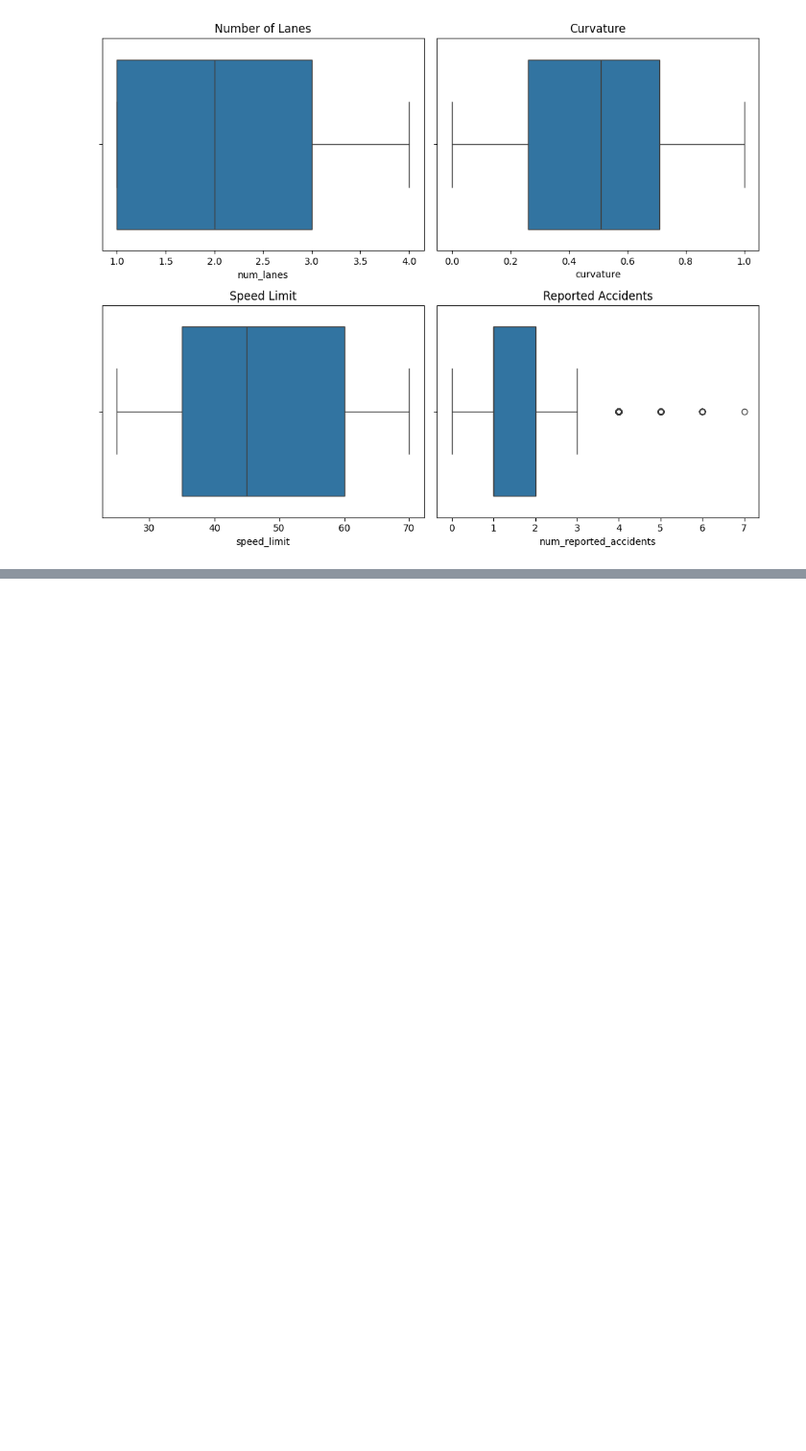
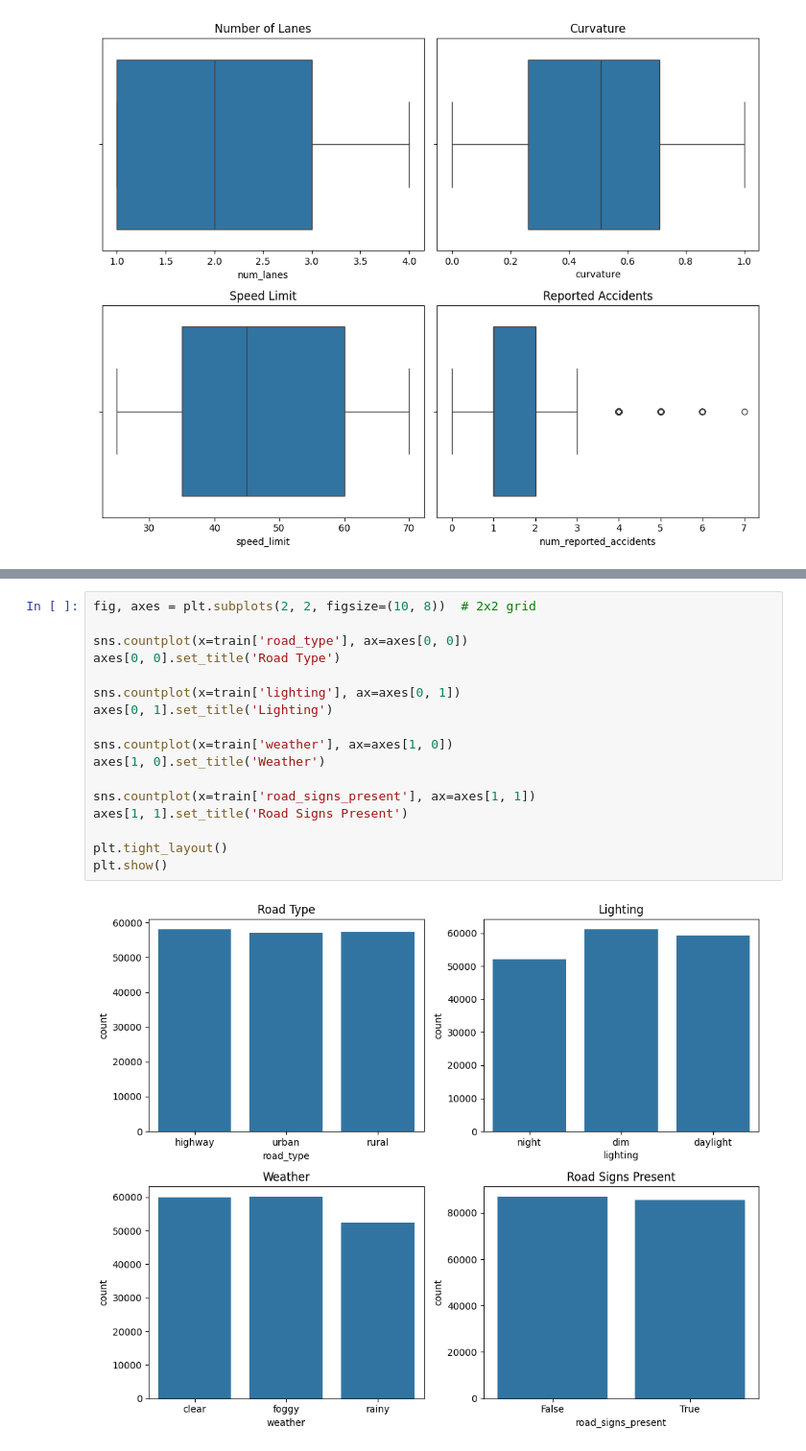
Before and after one commit to JoseAlfaro12/Kaggle_Playground_10_25, a Jupyter notebook: Code/EDA.ipynb, the cells around one changed output, grey strips where cells are left out. Shown at 96% size. Drawn from its saved outputs; the diff is of its cells as text; blank space fills up the shorter version.

```diff
--- a/Code/EDA.ipynb
+++ b/Code/EDA.ipynb
@@ -65,0 +85,19 @@ plt.show()
+# %%
+fig, axes = plt.subplots(2, 2, figsize=(10, 8))  # 2x2 grid
+
+sns.countplot(x=train['road_type'], ax=axes[0, 0])
+axes[0, 0].set_title('Road Type')
+
+sns.countplot(x=train['lighting'], ax=axes[0, 1])
+axes[0, 1].set_title('Lighting')
+
+sns.countplot(x=train['weather'], ax=axes[1, 0])
+axes[1, 0].set_title('Weather')
+
+sns.countplot(x=train['road_signs_present'], ax=axes[1, 1])
+axes[1, 1].set_title('Road Signs Present')
+
+plt.tight_layout()
+plt.show()
+# %% [output]
+[figure, added]
```
Also changed, not shown: parts of 3 cells of this notebook.
